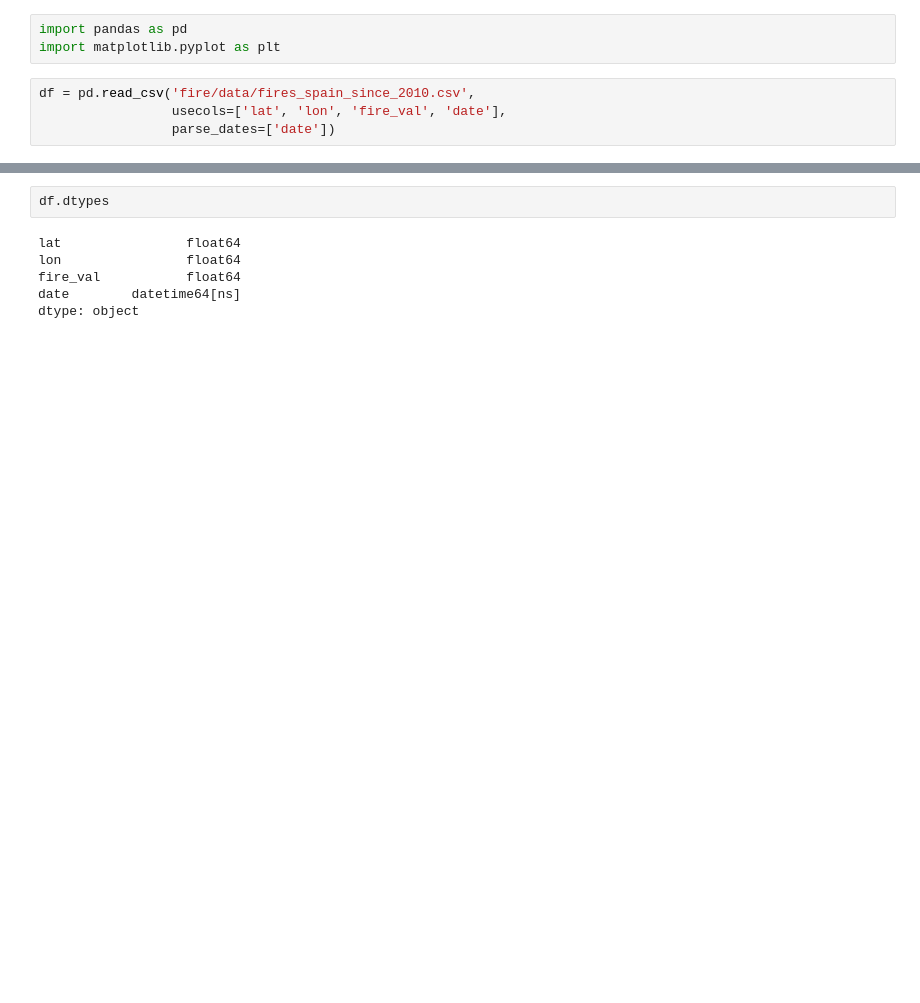
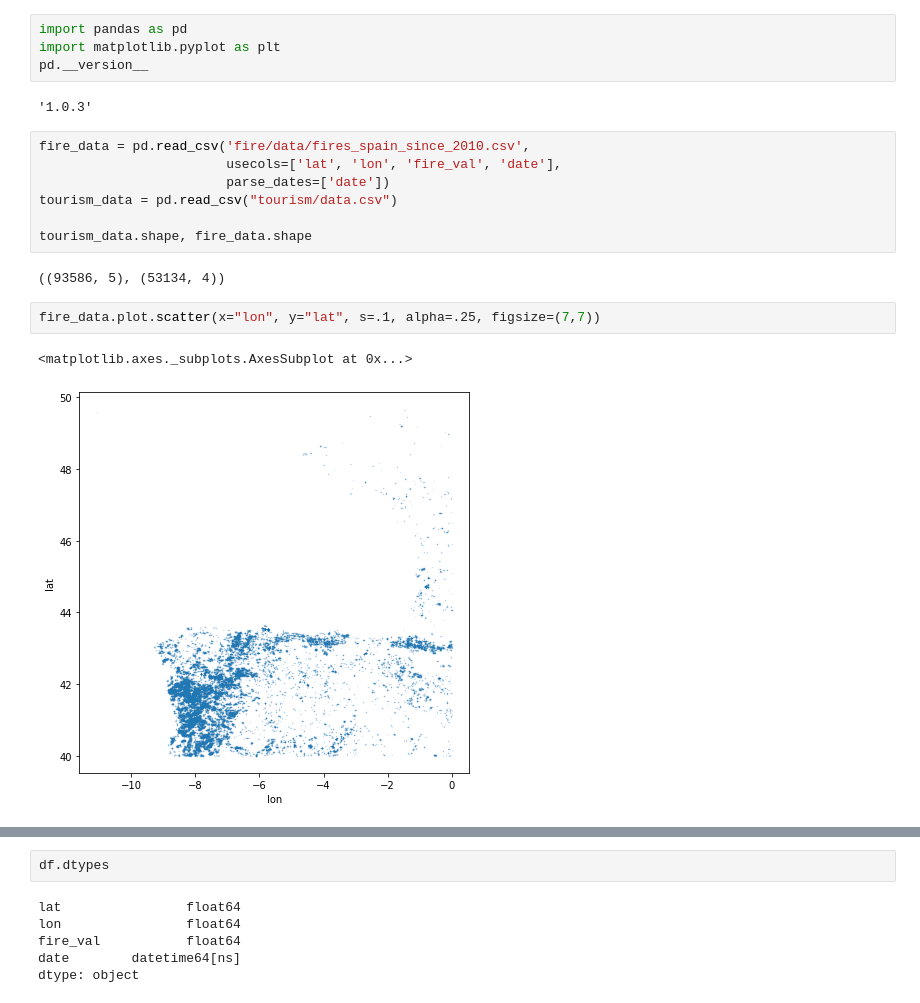
Before and after one commit to floriandotpy/fire-tourism, a Jupyter notebook: corona_fire.ipynb, the cells around one changed output, grey strips where cells are left out. Cells and saved outputs as stored; diff of their text form; blank space fills up the shorter version.

```diff
--- a/corona_fire.ipynb
+++ b/corona_fire.ipynb
@@ -1,7 +1,20 @@
 # %%
 import pandas as pd
 import matplotlib.pyplot as plt
+pd.__version__
+# %% [output]
+'1.0.3'
 # %%
-df = pd.read_csv('fire/data/fires_spain_since_2010.csv',
-                 usecols=['lat', 'lon', 'fire_val', 'date'],
-                 parse_dates=['date'])
+fire_data = pd.read_csv('fire/data/fires_spain_since_2010.csv',
+                        usecols=['lat', 'lon', 'fire_val', 'date'],
+                        parse_dates=['date'])
+tourism_data = pd.read_csv("tourism/data.csv")
+
+tourism_data.shape, fire_data.shape
+# %% [output]
+((93586, 5), (53134, 4))
+# %%
+fire_data.plot.scatter(x="lon", y="lat", s=.1, alpha=.25, figsize=(7,7))
+# %% [output]
+<matplotlib.axes._subplots.AxesSubplot at 0x...>
+[figure, added]
```
Also changed, not shown: parts of 16 cells of this notebook.
